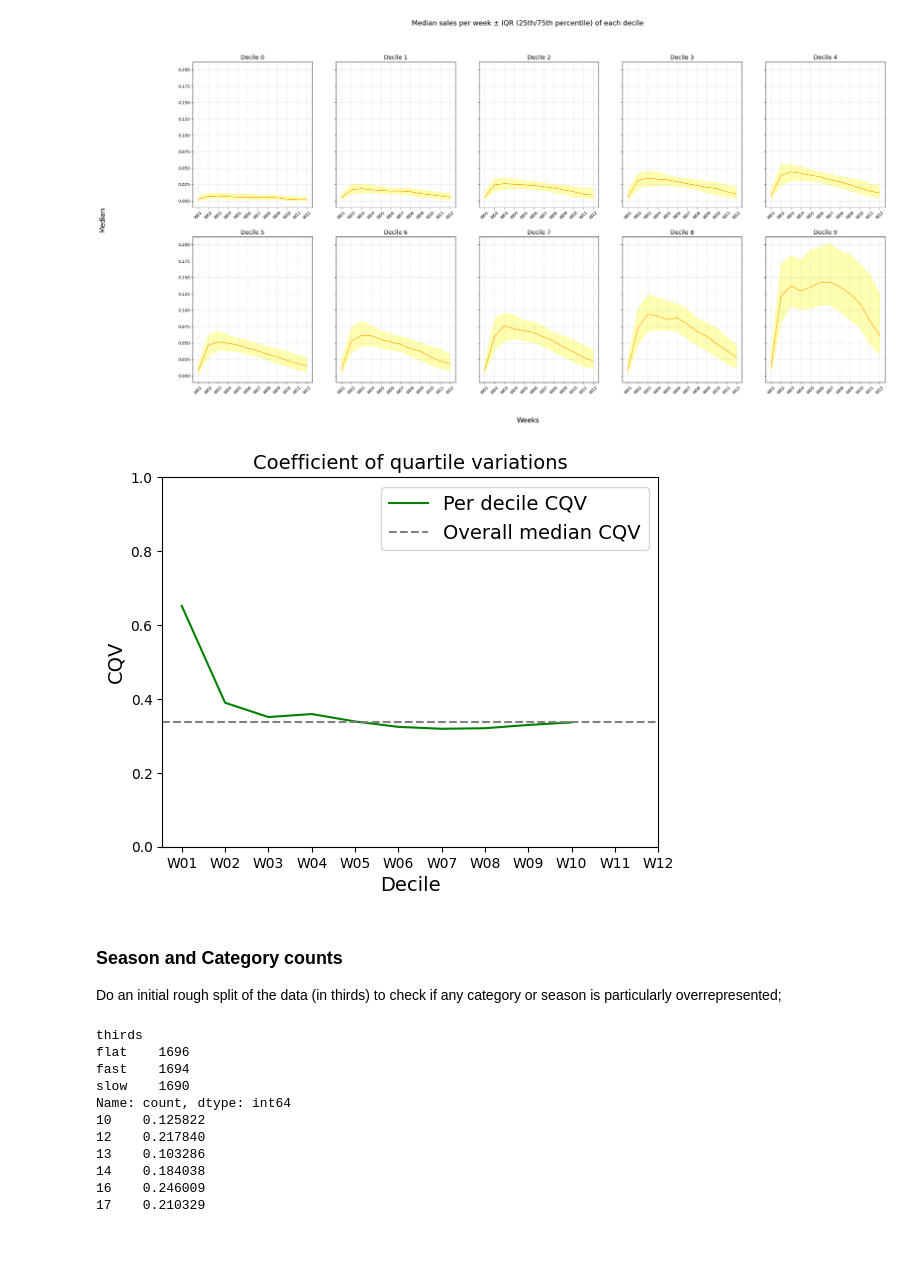
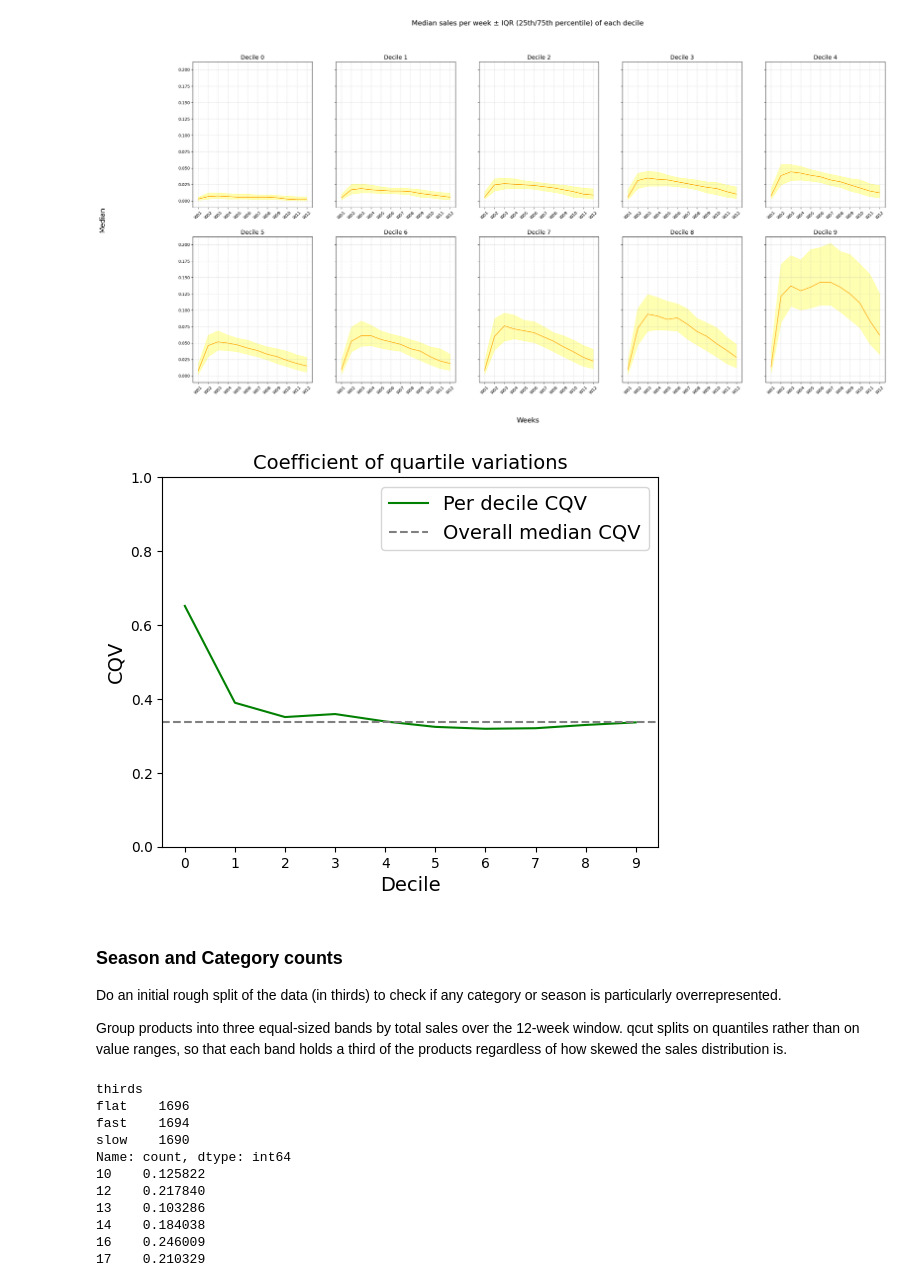
Before and after one commit to martadossantos/product-sales, a Jupyter notebook: 01_prep.ipynb, the cells around one changed output. Cells and saved outputs as stored; diff of their text form; code cells hidden in the pictures; blank space fills up the shorter version.

```diff
--- a/01_prep.ipynb
+++ b/01_prep.ipynb
@@ -254,35 +257,48 @@ plt.show()
 # %% [output]
 [figure]
 # %%
+# Follow up to the median / IQR panels since the upper deciles had visibly wider bands,
+# but absolute spread grows with sales level by construction.
+# A flat line across deciles means the wider bands are just a scale effect
+
 # Check if the larger variation in the higher deciles is due to heteroscedasticity.
 # Coefficient of quartile variation
 # (Q3−Q1) / (Q3 + Q1)
 
+# one row per (product, week)
 long = (df.reset_index(names='product')
           .melt(id_vars=['product', 'decile'],
                 value_vars=week_cols, var_name='week', value_name='sales'))
 
+# unstack turns the three quantile levels into cols, ascending order
 q = long.groupby(['decile', 'week'])['sales'].quantile([.25, .5, .75]).unstack()
 q.columns = ['q1', 'med', 'q3']
 q['qcd'] = (q.q3 - q.q1) / (q.q3 + q.q1)
 
+# collapse the weekly values to one figure per decile;
 per_decile = q.groupby('decile')['qcd'].median()
 spread = q.groupby('decile')['qcd'].agg(['min', 'max'])
 
 plt.plot(per_decile.index, per_decile, color='green', label='Per decile CQV')
+
+# reference line, any deciles above it are more variable
+# relative to their size than typical
 plt.axhline(per_decile.median(), color='grey', linestyle='--', label='Overall median CQV')
 plt.ylim(0, 1)
 
 plt.xlabel('Decile')
 plt.ylabel('CQV')
-plt.xticks(weeks, week_cols)
+plt.xticks(per_decile.index)
 plt.title('Coefficient of quartile variations')
 plt.legend()
 plt.show()
 # %% [output]
-[figure, old version]
+[figure, new version]
 # %% [markdown]
 ### Season and Category counts
-Do an initial rough split of the data (in thirds) to check if any category or season is particularly overrepresented;
+Do an initial rough split of the data (in thirds) to check if any category or season is particularly overrepresented.
+
+Group products into three equal-sized bands by total sales over the 12-week window.
+qcut splits on quantiles rather than on value ranges, so that each band holds a third of the products regardless of how skewed the sales distribution is.
 # %%
 # Split into 3rds
```
Also changed, not shown: parts of 11 cells of this notebook.
